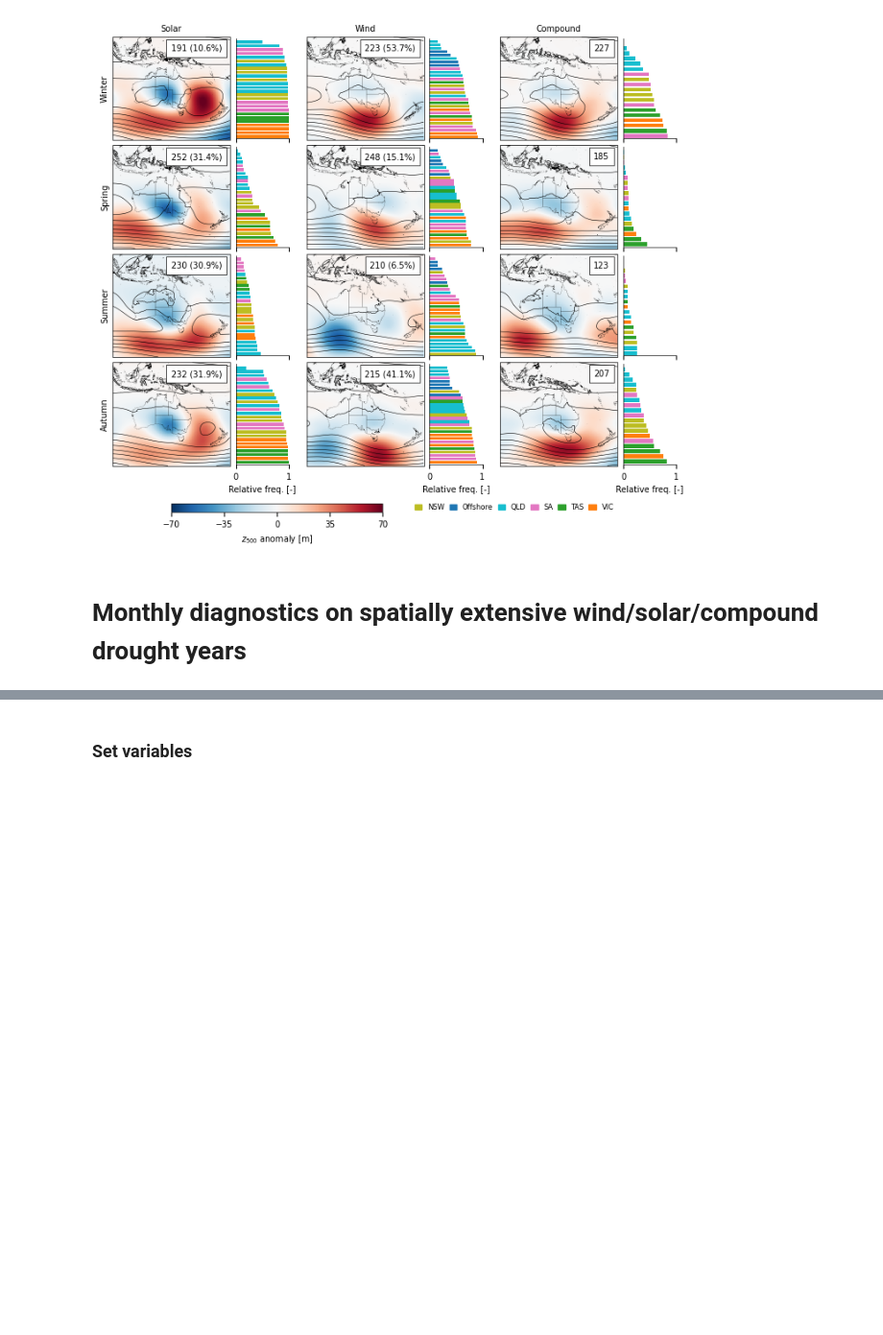
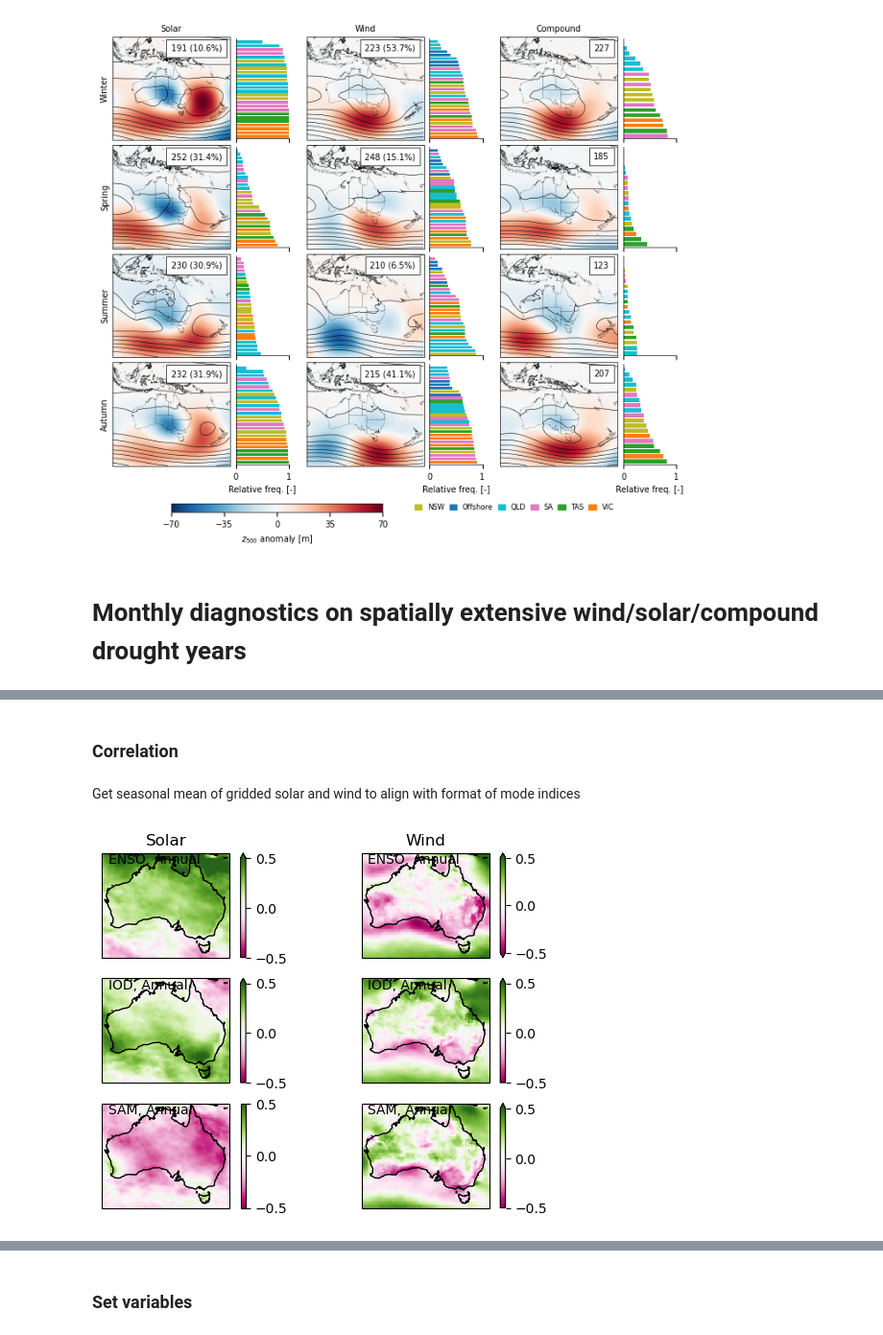
Before and after one commit to dougrichardson/Richardson_2023_energy, a Jupyter notebook: 2_drivers.ipynb, the cells around one changed output, grey strips where cells are left out. Shown at 96% size. Saved outputs shown, nothing was run; the diff lists cells and outputs as text; code cells hidden in the pictures; blank space fills up the shorter version.

Commit message:
Correlation between solar/wind and modes

```diff
--- a/2_drivers.ipynb
+++ b/2_drivers.ipynb
@@ -114,3 +116,13 @@ rez_ro_ann = rez_ro.resample(time='1YS').sum()
+# %%
+aus_100w = xr.open_zarr(
+    '/g/data/w42/dr6273/work/data/era5/100w/100w_era5_daily_1400UTC_sfc_1959-2021_AUS_region.zarr',
+    consolidated=True
+)['w100']
+# %%
+aus_mssrd = xr.open_zarr(
+    '/g/data/w42/dr6273/work/data/era5/msdwswrf/msdwswrf_era5_daily_1400UTC_sfc_1959-2021_AUS_region.zarr',
+    consolidated=True
+)['msdwswrf']
 # %% [markdown]
 Thresholds for event definitions
 # %%
@@ -567,0 +541,7 @@ def plot_sst_mslp(ax, sst_da, mslp_da, years, text=None):
+# %% [markdown]
+### Correlation
+# %% [markdown]
+Get seasonal mean of gridded solar and wind to align with format of mode indices
+# %%
+aus_100w_seasonal = fn.seasonal_mean(aus_100w)
+aus_mssrd_seasonal = fn.seasonal_mean(aus_mssrd)
@@ -567,0 +576,23 @@ def plot_sst_mslp(ax, sst_da, mslp_da, years, text=None):
+# %%
+season = 'Annual'
+
+fig, ax = plt.subplots(3, 2, subplot_kw={'projection': ccrs.PlateCarree()})
+
+for i, mode in enumerate(['ENSO', 'IOD', 'SAM']):
+        ax[i, 0].coastlines()
+        ax[i, 1].coastlines()
+
+        cor_dict[season][mode]['mssrd'].plot(ax=ax[i, 0], cmap='PiYG', vmin=-0.5, vmax=0.5)
+        cor_dict[season][mode]['100w'].plot(ax=ax[i, 1], cmap='PiYG', vmin=-0.5, vmax=0.5)
+
+        if i == 0:
+            ax[i, 0].set_title('Solar')
+            ax[i, 1].set_title('Wind')
+        else:
+            ax[i, 0].set_title('')
+            ax[i, 1].set_title('')
+
+        ax[i, 0].text(0.05, 0.9, ', '.join([mode, season]), transform=ax[i, 0].transAxes)
+        ax[i, 1].text(0.05, 0.9, ', '.join([mode, season]), transform=ax[i, 1].transAxes)
+# %% [output]
+[figure, added]
```
Also changed, not shown: parts of 8 cells of this notebook.
